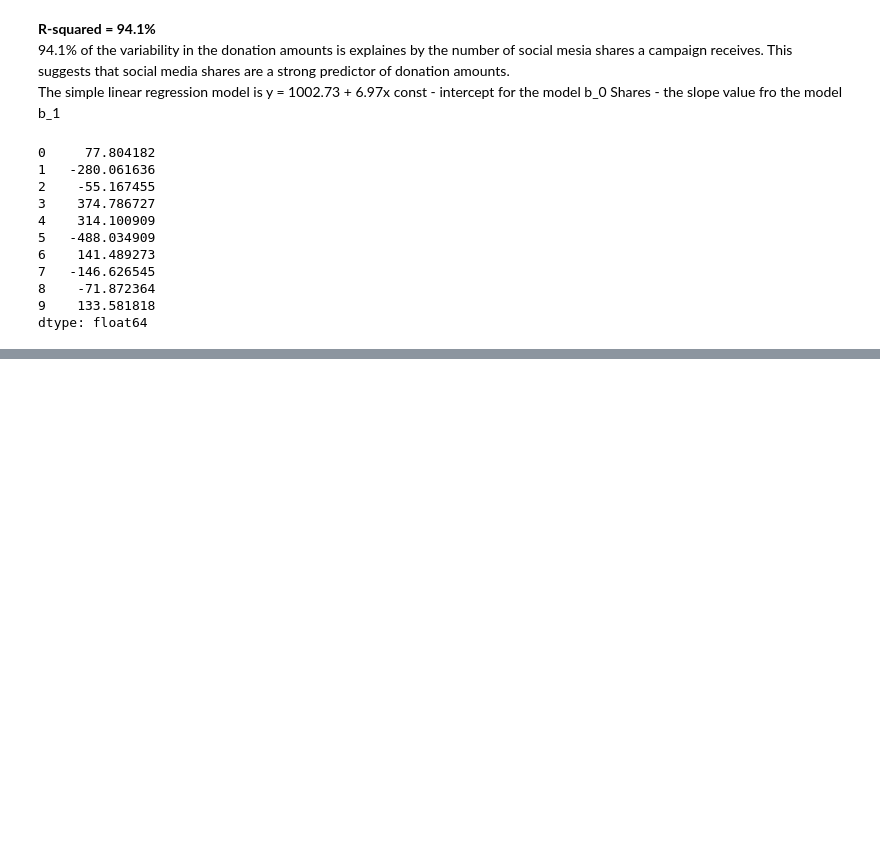
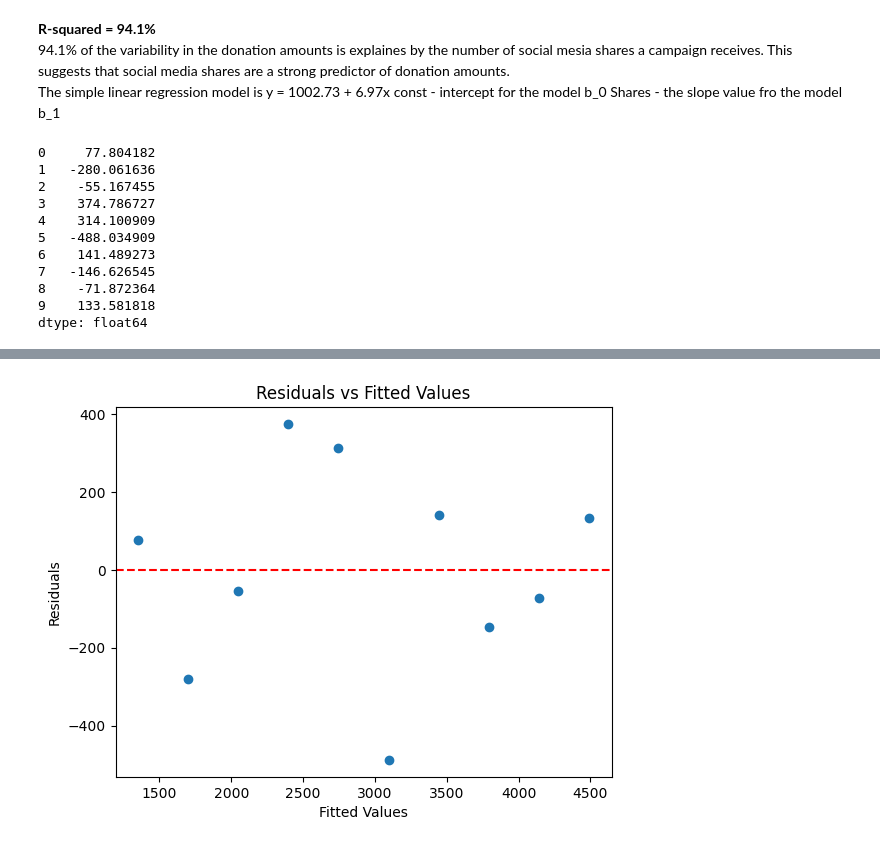
Before and after one commit to Elena-R-P/analytics, a Jupyter notebook: donations.ipynb, the cells around one changed output, grey strips where cells are left out. Cells and saved outputs as stored; diff of their text form; code cells hidden in the pictures; blank space fills up the shorter version.

Commit message:
Plot

```diff
--- a/donations.ipynb
+++ b/donations.ipynb
@@ -130,0 +129,19 @@ The positive residual indicates that the actual donations received were $77.80 h
+# %%
+# extract the fitted values (predicted values)
+fitted_values = model.fittedvalues
+
+# Create Residual vs. Fitted Values plot
+# Create a scatter plot of the fitted values against the residuals
+plt.scatter (fitted_values, residua
+             ls)
+# Add a horizontal reference line at y=0 (red dashes line)
+plt.axhline (y=0, color='r', linestyle='--')
+# Label the x-axis as 'Fitted Values'
+plt.xlabel('Fitted Values')
+# Label the y-axis as 'Residuals'
+plt.ylabel('Residuals')
+# Add a title to the plot
+plt.title('Residuals vs Fitted Values')
+plt.show()
+# %% [output]
+[figure, added]
```
Also changed, not shown: parts of 8 cells of this notebook, 4 other files.
